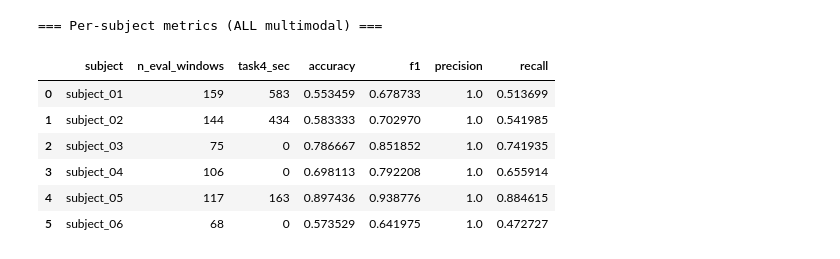
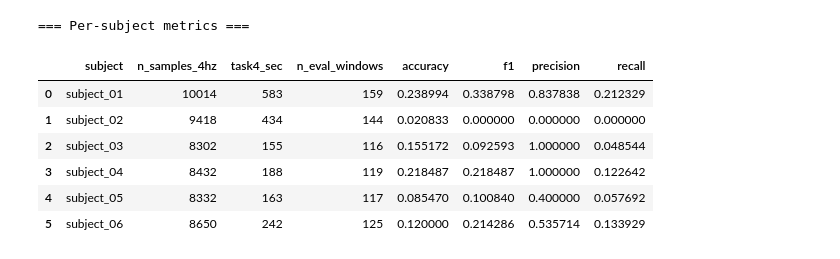
Before and after one commit to binghin2/Research, a Jupyter notebook: CATSA/Train/Individual_data/ALL/ALL_Another_dataset.ipynb, the cells around one changed output. Cells and saved outputs as stored; diff of their text form; code cells hidden in the pictures.

```diff
--- a/CATSA/Train/Individual_data/ALL/ALL_Another_dataset.ipynb
+++ b/CATSA/Train/Individual_data/ALL/ALL_Another_dataset.ipynb
@@ -15,27 +1,31 @@
 # %%
+import math
 from pathlib import Path
 from typing import Dict, List, Tuple
 
 import numpy as np
 import pandas as pd
 import torch
+import torch.nn as nn
+from scipy.signal import find_peaks
 from sklearn.metrics import accuracy_score, f1_score, precision_score, recall_score, confusion_matrix, classification_report
 
+# 경로 설정
 BASE_DIR = Path('/home/binghin2/Myproject')
 MODEL_CANDIDATES = [
     BASE_DIR / 'Research' / 'CATSA' / 'Train' / 'Individual_data' / 'ALL' / 'Save_model' / 'ALL_Grand_Final_Production_Model.pt',
-    BASE_DIR / 'Research' / 'CATSA' / 'Train' / 'Individual_data' / 'ALL' / 'Save_model' / 'all_1dcnn_transformer_loso_torch_fold_01_Sub1_best.pt',
 ]
 MODEL_PATH = next((p for p in MODEL_CANDIDATES if p.exists()), MODEL_CANDIDATES[0])
 DATA_ROOT = BASE_DIR / 'Dataset' / 'EmpaticaE4Stress' / 'Subjects'
+
 SUBJECTS = [f'subject_{i:02d}' for i in range(1, 7)]
-
-ALL_LOSO_PATH = BASE_DIR / 'Research' / 'CATSA' / 'Train' / 'Individual_data' / 'ALL' / 'ALL_LOSO.ipynb'
+FS_ACC = 32
+FS_SLOW = 4
 
 DEVICE = torch.device('cuda' if torch.cuda.is_available() else 'cpu')
 print(f'Device: {DEVICE}')
 print(f'Model exists: {MODEL_PATH.exists()} -> {MODEL_PATH}')
-print(f'ALL_LOSO exists: {ALL_LOSO_PATH.exists()} -> {ALL_LOSO_PATH}')
+print(f'Using fixed subjects: {SUBJECTS}')
 # %% [output]
 Device: cuda
 Model exists: True -> /home/binghin2/Myproject/Research/CATSA/Train/Individual_data/ALL/Save_model/ALL_Grand_Final_Production_Model.pt
@@ -305,31 +272,35 @@ Checkpoint keys: ['model_state_dict', 'model_name', 'created_from', 'sampling_ra
 # %%
+# subject_01 ~ subject_06 추론 및 평가
 rows = []
 all_true: List[int] = []
 all_pred: List[int] = []
 
 with torch.no_grad():
     for sub in SUBJECTS:
-        sub_dir = DATA_ROOT / sub
+        sub_path = DATA_ROOT / sub
         try:
-            x_acc, x_slow, y_true, task4_sec = prepare_subject_inputs(sub_dir, window_size=WINDOW_SIZE, stride=STRIDE)
+            acc, slow = load_multimodal_csv(sub_path)
         except Exception as e:
-            rows.append({
-                'subject': sub,
-                'n_eval_windows': 0,
-                'task4_sec': np.nan,
-                'accuracy': np.nan,
-                'f1': np.nan,
-                'precision': np.nan,
-                'recall': np.nan,
-                'note': f'Load/prepare error: {e}',
-            })
+            print(f"Skipping {sub} due to load error: {e}")
             continue
+
+        labels_4hz, task4_sec = build_protocol_labels_4hz(total_len_4hz=len(slow), fs=FS_SLOW)
+        acc_norm, slow_norm = normalize_multimodal(acc, slow, labels_4hz)
+
+        x_acc, x_slow, y_true = sliding_windows_multimodal(
+            acc_norm,
+            slow_norm,
+            labels_4hz,
+            win_sec=WIN_SEC,
+            stride_sec=STRIDE_SEC,
+        )
 
         if len(y_true) == 0:
             rows.append({
                 'subject': sub,
+                'n_samples_4hz': len(slow),
+                'task4_sec': task4_sec,
                 'n_eval_windows': 0,
-                'task4_sec': task4_sec,
                 'accuracy': np.nan,
                 'f1': np.nan,
                 'precision': np.nan,
@@ -338,60 +309,62 @@ with torch.no_grad():
             })
             continue
 
-        x_acc_t = torch.from_numpy(x_acc).to(DEVICE)
-        x_slow_t = torch.from_numpy(x_slow).to(DEVICE)
-        logits = model(x_acc_t, x_slow_t)
-        y_pred = logits.argmax(dim=1).cpu().numpy().astype(np.int64)
+        t_acc = torch.from_numpy(x_acc).to(DEVICE)
+        t_slow = torch.from_numpy(x_slow).to(DEVICE)
 
-        acc = accuracy_score(y_true, y_pred)
+        logits = model(t_acc, t_slow)  # ALL 모델은 (B, 2) 크기의 logits 반환
+        y_pred = logits.argmax(dim=1).cpu().numpy()
+
+        acc_score = accuracy_score(y_true, y_pred)
         f1 = f1_score(y_true, y_pred, zero_division=0)
         prec = precision_score(y_true, y_pred, zero_division=0)
         rec = recall_score(y_true, y_pred, zero_division=0)
 
         rows.append({
             'subject': sub,
+            'n_samples_4hz': len(slow),
+            'task4_sec': task4_sec,
             'n_eval_windows': int(len(y_true)),
-            'task4_sec': task4_sec,
-            'accuracy': float(acc),
+            'accuracy': float(acc_score),
             'f1': float(f1),
             'precision': float(prec),
             'recall': float(rec),
         })
 
         all_true.extend(y_true.tolist())
         all_pred.extend(y_pred.tolist())
 
 result_df = pd.DataFrame(rows)
-print('=== Per-subject metrics (ALL multimodal) ===')
+print('=== Per-subject metrics ===')
 display(result_df)
 
 if len(all_true) > 0:
     overall_acc = accuracy_score(all_true, all_pred)
     overall_f1 = f1_score(all_true, all_pred, zero_division=0)
     overall_prec = precision_score(all_true, all_pred, zero_division=0)
     overall_rec = recall_score(all_true, all_pred, zero_division=0)
 
     print('\n=== Overall metrics (subject_01~06) ===')
     print(f'Accuracy : {overall_acc:.4f}')
     print(f'F1       : {overall_f1:.4f}')
     print(f'Precision: {overall_prec:.4f}')
     print(f'Recall   : {overall_rec:.4f}')
 
     cm = confusion_matrix(all_true, all_pred)
     print('\nConfusion Matrix [rows=true, cols=pred]')
     print(cm)
 
     print('\nClassification Report')
     print(classification_report(all_true, all_pred, target_names=['Non-stress', 'Stress'], zero_division=0))
 else:
     print('No aggregated samples to evaluate.')
 # %% [output]
-=== Per-subject metrics (ALL multimodal) ===
+=== Per-subject metrics ===
-|  | subject | n_eval_windows | task4_sec | accuracy | f1 | precision | recall |
-| 0 | subject_01 | 159 | 583 | 0.553459 | 0.678733 | 1.0 | 0.513699 |
-| 1 | subject_02 | 144 | 434 | 0.583333 | 0.702970 | 1.0 | 0.541985 |
-| 2 | subject_03 | 75 | 0 | 0.786667 | 0.851852 | 1.0 | 0.741935 |
-| 3 | subject_04 | 106 | 0 | 0.698113 | 0.792208 | 1.0 | 0.655914 |
-| 4 | subject_05 | 117 | 163 | 0.897436 | 0.938776 | 1.0 | 0.884615 |
-| 5 | subject_06 | 68 | 0 | 0.573529 | 0.641975 | 1.0 | 0.472727 |
+|  | subject | n_samples_4hz | task4_sec | n_eval_windows | accuracy | f1 | precision | recall |
+| 0 | subject_01 | 10014 | 583 | 159 | 0.238994 | 0.338798 | 0.837838 | 0.212329 |
+| 1 | subject_02 | 9418 | 434 | 144 | 0.020833 | 0.000000 | 0.000000 | 0.000000 |
+| 2 | subject_03 | 8302 | 155 | 116 | 0.155172 | 0.092593 | 1.000000 | 0.048544 |
+| 3 | subject_04 | 8432 | 188 | 119 | 0.218487 | 0.218487 | 1.000000 | 0.122642 |
+| 4 | subject_05 | 8332 | 163 | 117 | 0.085470 | 0.100840 | 0.400000 | 0.057692 |
+| 5 | subject_06 | 8650 | 242 | 125 | 0.120000 | 0.214286 | 0.535714 | 0.133929 |
 === Overall metrics (subject_01~06) ===
```
Also changed, not shown: parts of 8 cells of this notebook, 40 other files.
